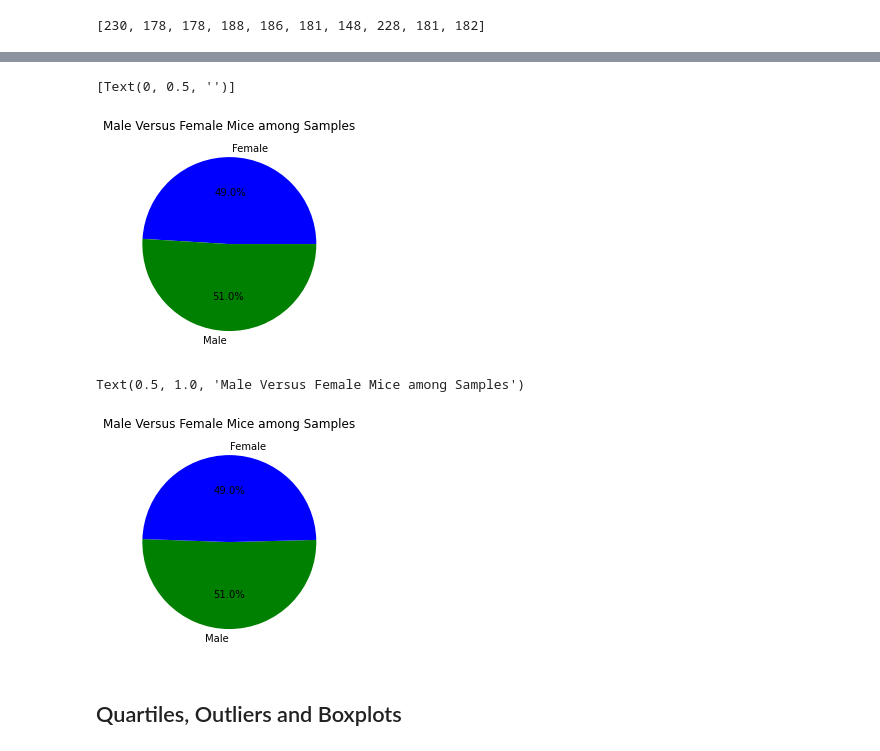
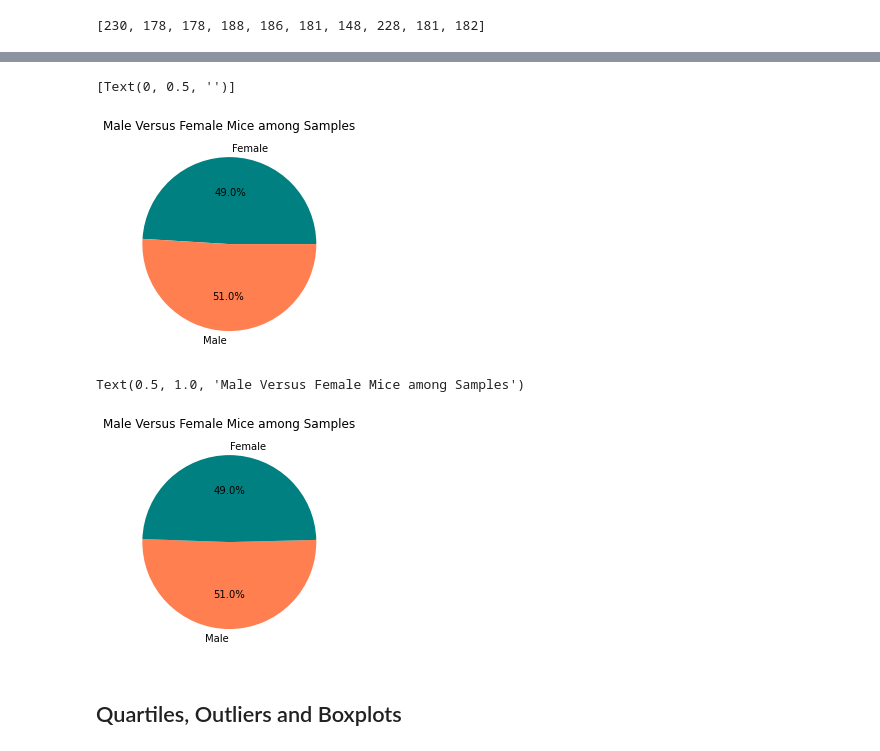
Before and after one commit to Claude-Hanfou/Pymaceuticals-Analysis, a Jupyter notebook: Pymaceuticals/Pymaceutical_start.ipynb, the cells around one changed output, grey strips where cells are left out. Drawn from its saved outputs; the diff is of its cells as text; code cells hidden in the pictures.

```diff
--- a/Pymaceuticals/Pymaceutical_start.ipynb
+++ b/Pymaceuticals/Pymaceutical_start.ipynb
@@ -162,26 +162,26 @@ Text(0, 0.5, 'Number of Mice')
 # %%
 # Generate a pie plot showing the distribution of female versus male mice using pandas
 #Give a title to the chart
 pie_title = "Male Versus Female Mice among Samples"
 
 #Group the mice by gender
 gender_grp = cleaned_data_df.groupby(["Sex"])
 
 #Get the count of the gender
 gender_count = gender_grp.count()
 
 #Column neede fo the chart
 column_name = gender_count.columns[0]
 
 #Change the neame of the column
 gender_count = gender_count.rename(columns={column_name: 'Number of Data Points'})
 
 #Plot the chart
-ax = gender_count.plot.pie(y='Number of Data Points',autopct="%1.1f%%",title = pie_title, legend=False, colors = ["blue", "green"])
+ax = gender_count.plot.pie(y='Number of Data Points',autopct="%1.1f%%",title = pie_title, legend=False, colors = ["teal", "coral"])
 ax.set(ylabel="")
 # %% [output]
 [Text(0, 0.5, '')]
-[figure, old version]
+[figure, new version]
 # %%
 # Generate a pie plot showing the distribution of female versus male mice using pyplot
 # Labels for the sections of our pie chart
@@ -190,11 +190,11 @@ labels = ['Male','Female']
 # The values of each section of the pie chart
 sizes = [gender_count.loc['Male']['Number of Data Points'], gender_count.loc['Female']['Number of Data Points']]
 
-plt.pie(sizes, labels=labels, autopct="%1.1f%%",startangle=178, colors = ["green", "blue"])
+plt.pie(sizes, labels=labels, autopct="%1.1f%%",startangle=178, colors = ["coral", "teal"])
 plt.title(pie_title)
 # %% [output]
 Text(0.5, 1.0, 'Male Versus Female Mice among Samples')
-[figure, old version]
+[figure, new version]
 # %% [markdown]
 ## Quartiles, Outliers and Boxplots
 # %%
```
Also changed, not shown: parts of 6 cells of this notebook.
